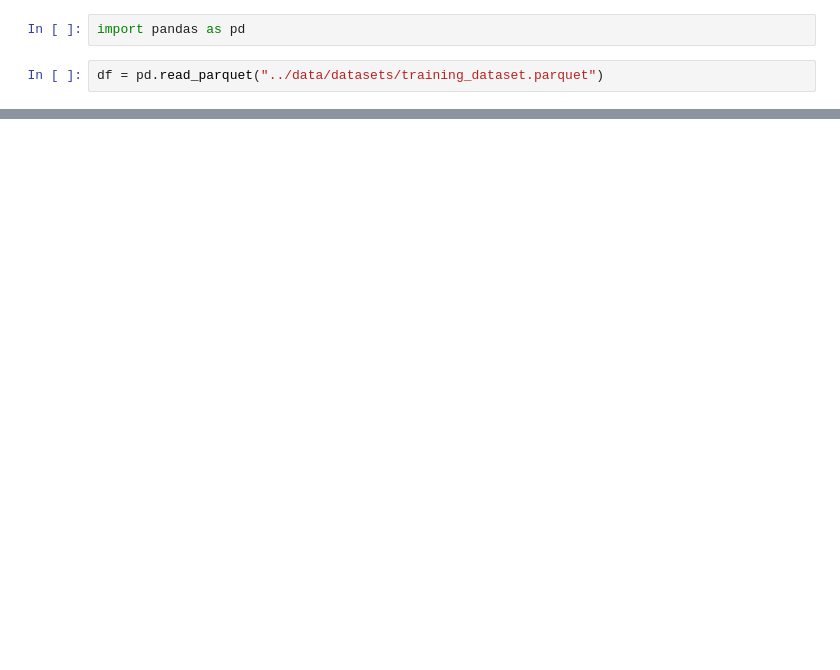
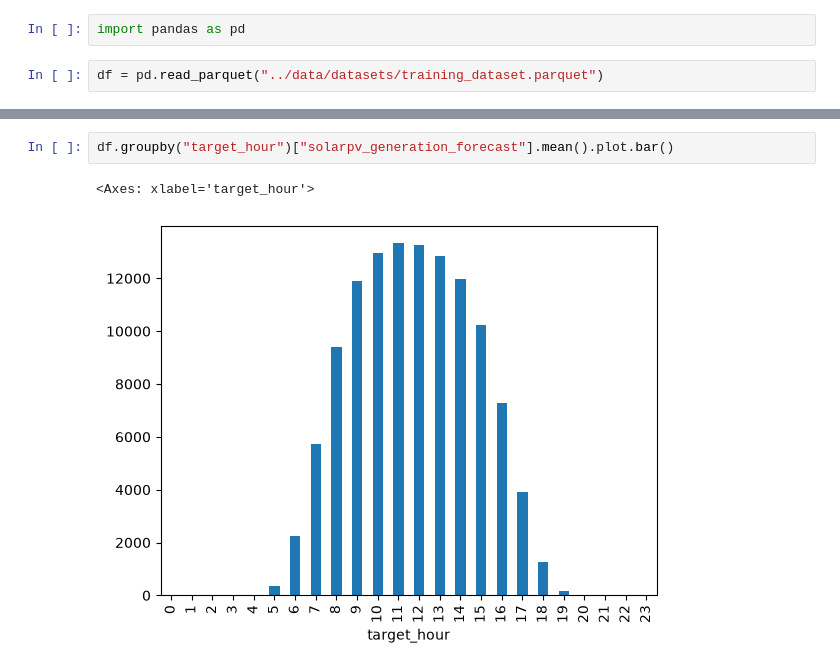
Before and after one commit to RealYonoveleta/iberian-power-forecast, a Jupyter notebook: notebooks/dataset.ipynb, the cells around one changed output, grey strips where cells are left out. Saved outputs shown, nothing was run; the diff lists cells and outputs as text; blank space fills up the shorter version.

```diff
--- a/notebooks/dataset.ipynb
+++ b/notebooks/dataset.ipynb
@@ -23,0 +65,5 @@ Name: demand, Length: 130, dtype: float64
+# %%
+df.groupby("target_hour")["solarpv_generation_forecast"].mean().plot.bar()
+# %% [output]
+<Axes: xlabel='target_hour'>
+[figure, added]
```
Also changed, not shown: parts of 6 cells of this notebook, 24 other files.
